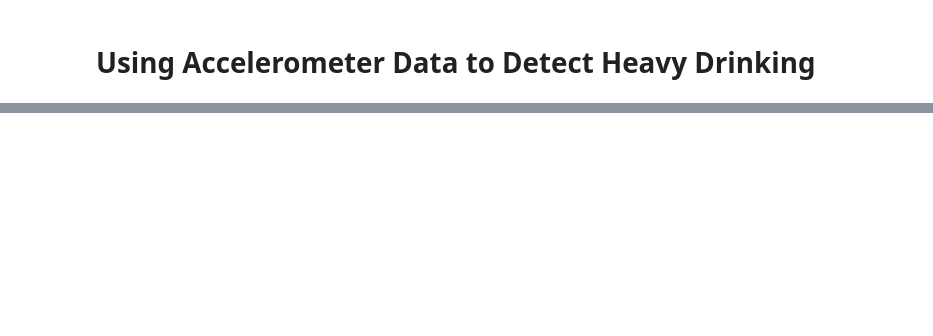
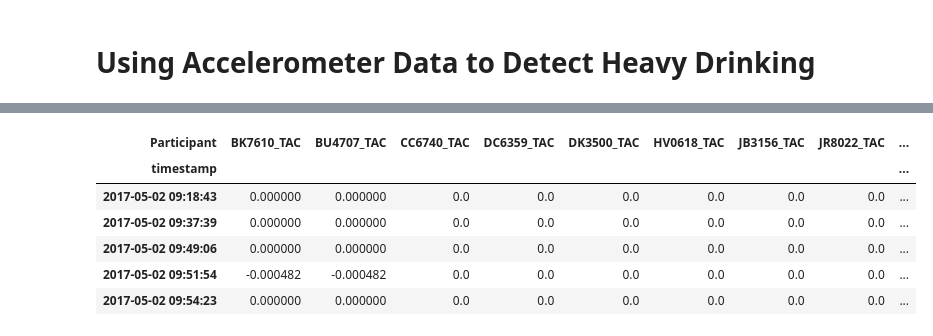
Before and after one commit to kshashank03/data-science-projects, a Jupyter notebook: Classification_Models/detecting_heavy_drinking_using_motion_data.ipynb, the cells around one changed output, grey strips where cells are left out. Cells and saved outputs as stored; diff of their text form; code cells hidden in the pictures; blank space fills up the shorter version.

```diff
--- a/Classification_Models/detecting_heavy_drinking_using_motion_data.ipynb
+++ b/Classification_Models/detecting_heavy_drinking_using_motion_data.ipynb
@@ -41,0 +38,13 @@ plt.show()
+# %%
+TAC_data_pivot.head()
+#TAC_data_pivot.iloc[:,0]
+#TAC_data_pivot.columns =  TAC_data_pivot.columns
+#TAC_data_pivot.index()
+# %% [output]
+| Participant | BK7610_TAC | BU4707_TAC | CC6740_TAC | DC6359_TAC | DK3500_TAC | HV0618_TAC | JB3156_TAC | JR8022_TAC | ... |
+| timestamp |  |  |  |  |  |  |  |  | ... |
+| 2017-05-02 09:18:43 | 0.000000 | 0.000000 | 0.0 | 0.0 | 0.0 | 0.0 | 0.0 | 0.0 | ... |
+| 2017-05-02 09:37:39 | 0.000000 | 0.000000 | 0.0 | 0.0 | 0.0 | 0.0 | 0.0 | 0.0 | ... |
+| 2017-05-02 09:49:06 | 0.000000 | 0.000000 | 0.0 | 0.0 | 0.0 | 0.0 | 0.0 | 0.0 | ... |
+| 2017-05-02 09:51:54 | -0.000482 | -0.000482 | 0.0 | 0.0 | 0.0 | 0.0 | 0.0 | 0.0 | ... |
+| 2017-05-02 09:54:23 | 0.000000 | 0.000000 | 0.0 | 0.0 | 0.0 | 0.0 | 0.0 | 0.0 | ... |
```
Also changed, not shown: parts of 5 cells of this notebook.
